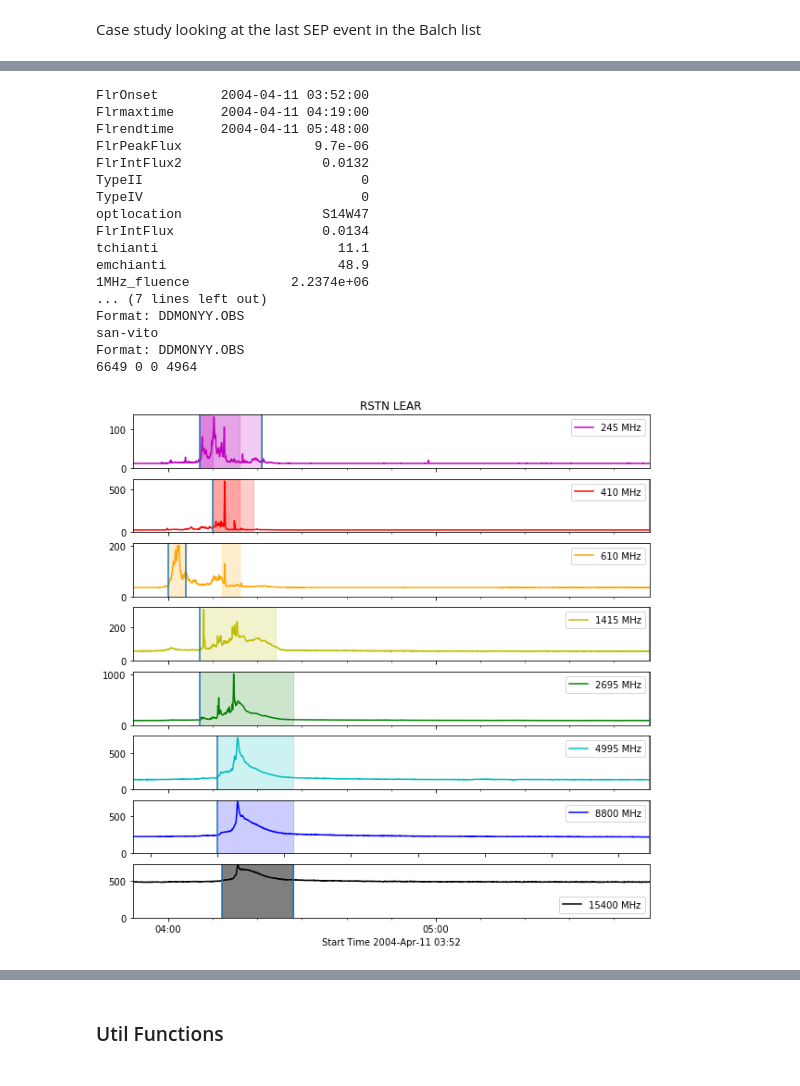
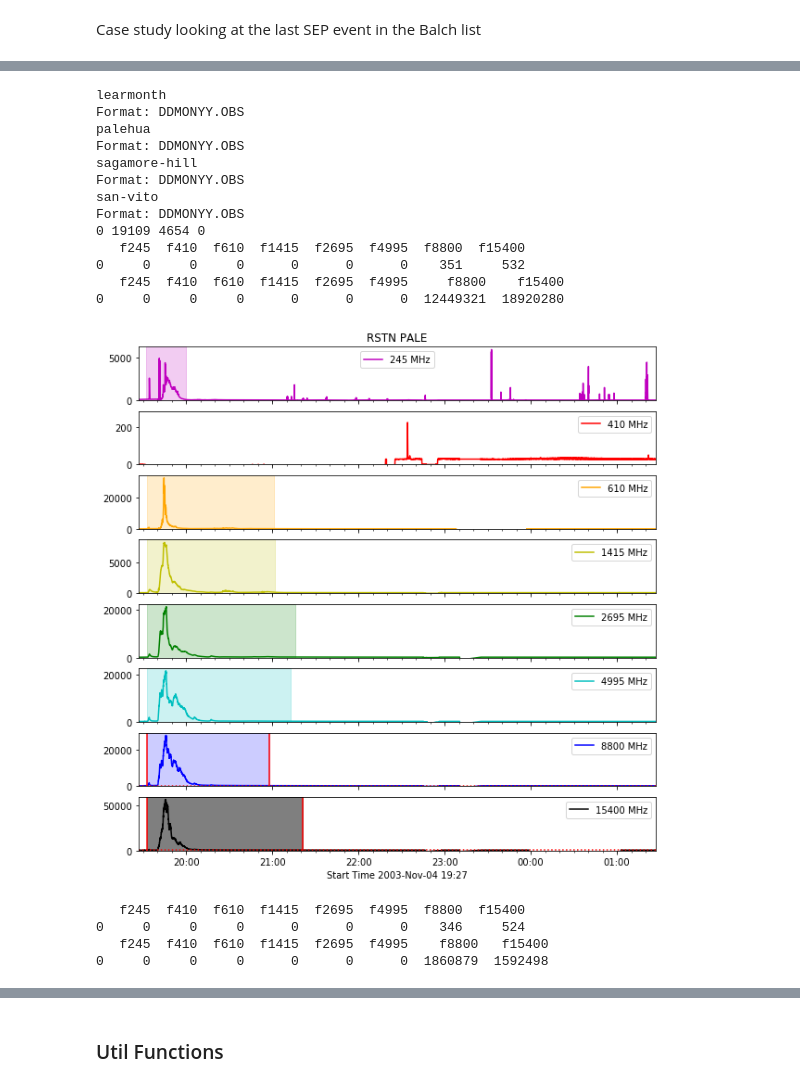
Before and after one commit to hazelbain/SEPML, a Jupyter notebook: RSTN_radio_bursts_scratch.ipynb, the cells around one changed output, grey strips where cells are left out. Cells and saved outputs as stored; diff of their text form; code cells hidden in the pictures.

Commit message:
RSTN radio bursts background subtracted and analsyis just for 8800 15400 MHz

```diff
--- a/RSTN_radio_bursts_scratch.ipynb
+++ b/RSTN_radio_bursts_scratch.ipynb
@@ -163,7 +162,7 @@ Case study looking at the last SEP event in the Balch list
 # f3 = '01nov99a.apl.gz'
 # f4 = '01FEB03.APL'
 # %%
-#seps = data.query('sep == 1.0')
+seps = data.query('sep == 1.0')
 #i = 1
 #print(seps.iloc[i].FlrOnset, seps.iloc[i].Flrendtime)
 # %%
@@ -405,23 +438,23 @@ Name: 3677, dtype: object
 # %%
-i = -5
-print(seps.iloc[i])
-rstn_flare, df_lear, df_pale, df_saga, df_sanv, int_range_lear = rstn_analysis(seps.iloc[i])
+i = -7
+#print(seps.iloc[i])
+rstn_flare, df_lear, df_pale, df_saga, df_sanv = rstn_analysis(seps.iloc[i])
 # %% [output]
-FlrOnset        2004-04-11 03:52:00
-Flrmaxtime      2004-04-11 04:19:00
-Flrendtime      2004-04-11 05:48:00
-FlrPeakFlux                 9.7e-06
-FlrIntFlux2                  0.0132
-TypeII                            0
-TypeIV                            0
-optlocation                  S14W47
-FlrIntFlux                   0.0134
-tchianti                       11.1
-emchianti                      48.9
-1MHz_fluence             2.2374e+06
-... (7 lines left out)
+learmonth
+Format: DDMONYY.OBS
+palehua
+Format: DDMONYY.OBS
+sagamore-hill
 Format: DDMONYY.OBS
 san-vito
 Format: DDMONYY.OBS
-6649 0 0 4964
+0 19109 4654 0
+   f245  f410  f610  f1415  f2695  f4995  f8800  f15400
+0     0     0     0      0      0      0    351     532
+   f245  f410  f610  f1415  f2695  f4995     f8800    f15400
+0     0     0     0      0      0      0  12449321  18920280
-[figure, old version]
+[figure, new version]
+   f245  f410  f610  f1415  f2695  f4995  f8800  f15400
+0     0     0     0      0      0      0    346     524
+   f245  f410  f610  f1415  f2695  f4995    f8800   f15400
+0     0     0     0      0      0      0  1860879  1592498
```
Also changed, not shown: parts of 7 cells of this notebook.
